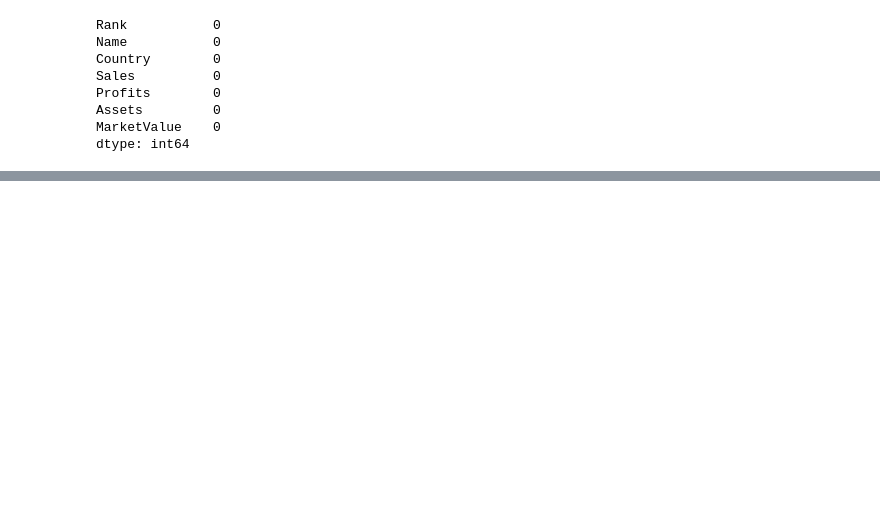
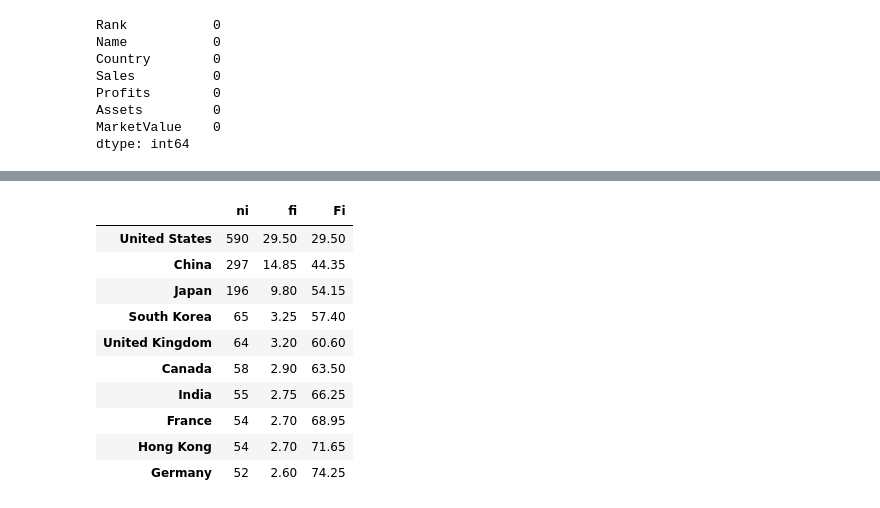
Before and after one commit to JohnCubides/ArtificialIntelligence, a Jupyter notebook: Actividad_2.ipynb, the cells around one changed output, grey strips where cells are left out. Cells and saved outputs as stored; diff of their text form; code cells hidden in the pictures; blank space fills up the shorter version.

```diff
--- a/Actividad_2.ipynb
+++ b/Actividad_2.ipynb
@@ -82,0 +96,15 @@ dtype: int64
+# %%
+#top 10 paises
+table_frec.head(10)
+# %% [output]
+|  | ni | fi | Fi |
+| United States | 590 | 29.50 | 29.50 |
+| China | 297 | 14.85 | 44.35 |
+| Japan | 196 | 9.80 | 54.15 |
+| South Korea | 65 | 3.25 | 57.40 |
+| United Kingdom | 64 | 3.20 | 60.60 |
+| Canada | 58 | 2.90 | 63.50 |
+| India | 55 | 2.75 | 66.25 |
+| France | 54 | 2.70 | 68.95 |
+| Hong Kong | 54 | 2.70 | 71.65 |
+| Germany | 52 | 2.60 | 74.25 |
```
Also changed, not shown: parts of 11 cells of this notebook.
